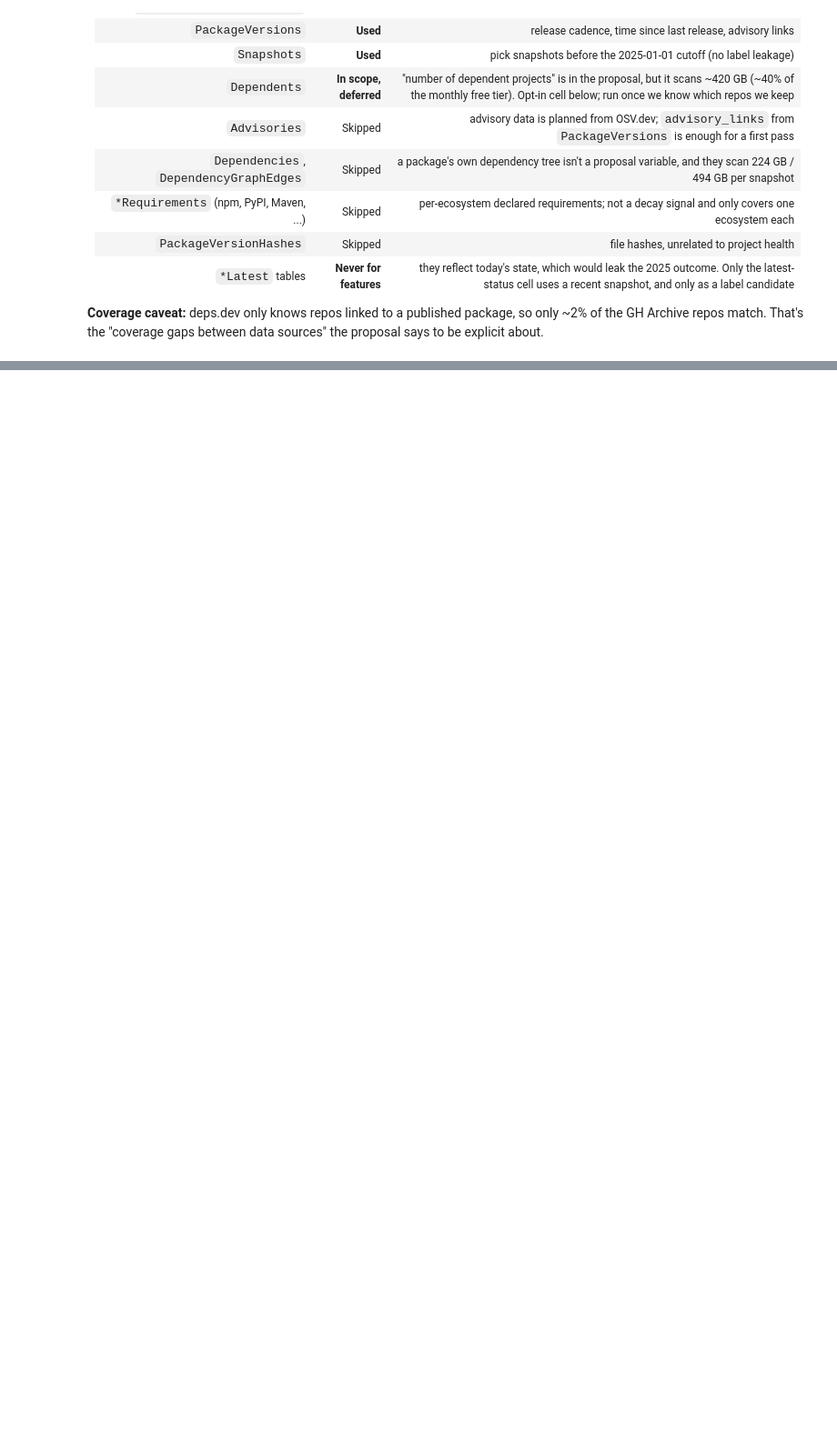
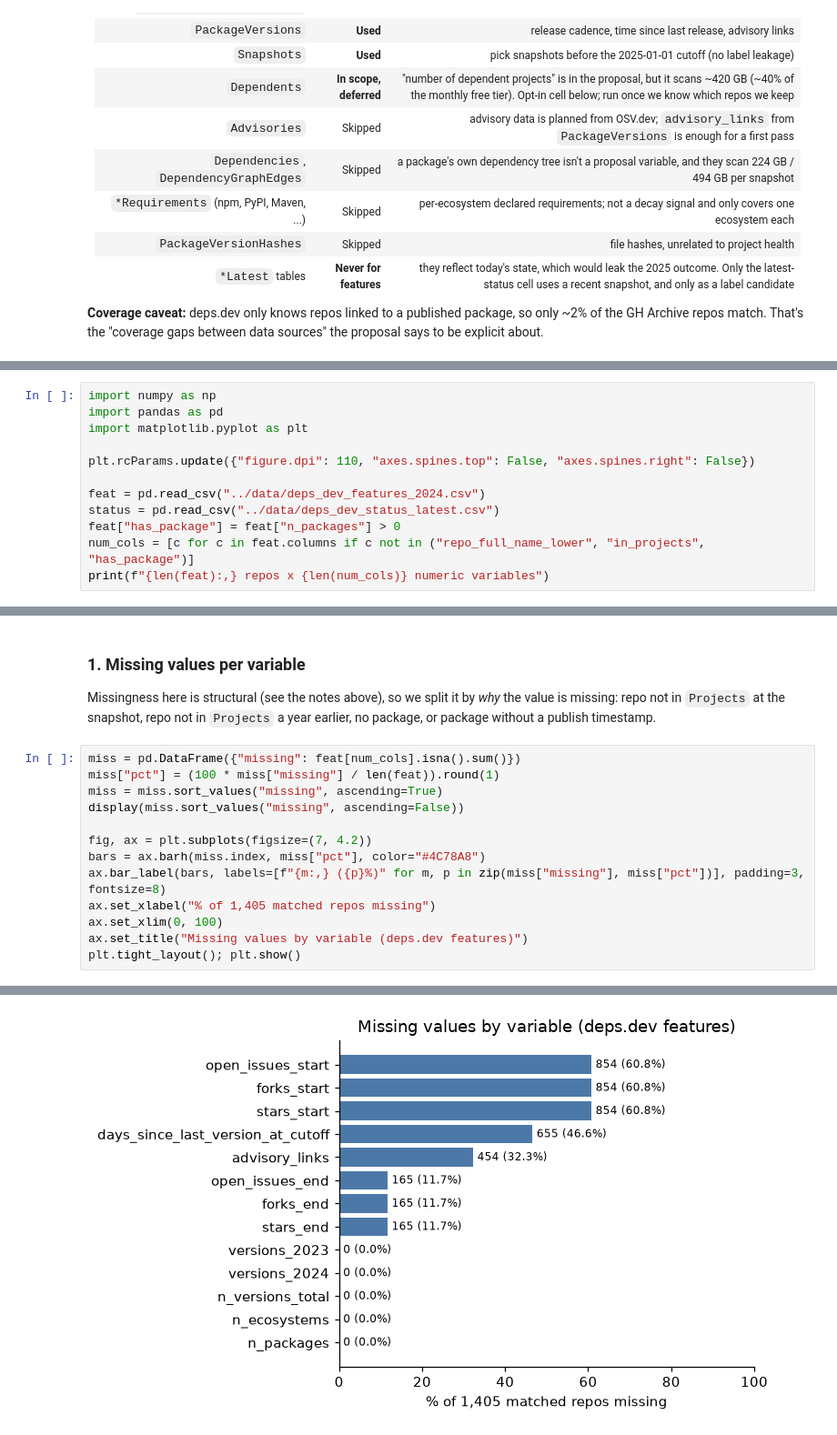
Before and after one commit to Miablo/decay-before-archival, a Jupyter notebook: notebooks/deps_dev.ipynb, the cells around one changed output, grey strips where cells are left out. Shown at 91% size. Drawn from its saved outputs; the diff is of its cells as text; blank space fills up the shorter version.

Commit message:
feat: add visualizations

```diff
--- a/notebooks/deps_dev.ipynb
+++ b/notebooks/deps_dev.ipynb
@@ -277,0 +284,12 @@ The proposal needs these variables: release cadence / time since last release, c
+# %%
+import numpy as np
+import pandas as pd
+import matplotlib.pyplot as plt
+
+plt.rcParams.update({"figure.dpi": 110, "axes.spines.top": False, "axes.spines.right": False})
+
+feat = pd.read_csv("../data/deps_dev_features_2024.csv")
+status = pd.read_csv("../data/deps_dev_status_latest.csv")
+feat["has_package"] = feat["n_packages"] > 0
+num_cols = [c for c in feat.columns if c not in ("repo_full_name_lower", "in_projects", "has_package")]
+print(f"{len(feat):,} repos x {len(num_cols)} numeric variables")
@@ -277,0 +365,18 @@ The proposal needs these variables: release cadence / time since last release, c
+# %% [markdown]
+### 1. Missing values per variable
+
+Missingness here is structural (see the notes above), so we split it by *why* the value is missing: repo not in `Projects` at the snapshot, repo not in `Projects` a year earlier, no package, or package without a publish timestamp.
+# %%
+miss = pd.DataFrame({"missing": feat[num_cols].isna().sum()})
+miss["pct"] = (100 * miss["missing"] / len(feat)).round(1)
+miss = miss.sort_values("missing", ascending=True)
+display(miss.sort_values("missing", ascending=False))
+
+fig, ax = plt.subplots(figsize=(7, 4.2))
+bars = ax.barh(miss.index, miss["pct"], color="#4C78A8")
+ax.bar_label(bars, labels=[f"{m:,} ({p}%)" for m, p in zip(miss["missing"], miss["pct"])], padding=3, fontsize=8)
+ax.set_xlabel("% of 1,405 matched repos missing")
+ax.set_xlim(0, 100)
+ax.set_title("Missing values by variable (deps.dev features)")
+plt.tight_layout(); plt.show()
+# %% [output]
@@ -277,0 +397 @@ The proposal needs these variables: release cadence / time since last release, c
+[figure, added]
```
Also changed, not shown: parts of 35 cells of this notebook, 4 other files.
